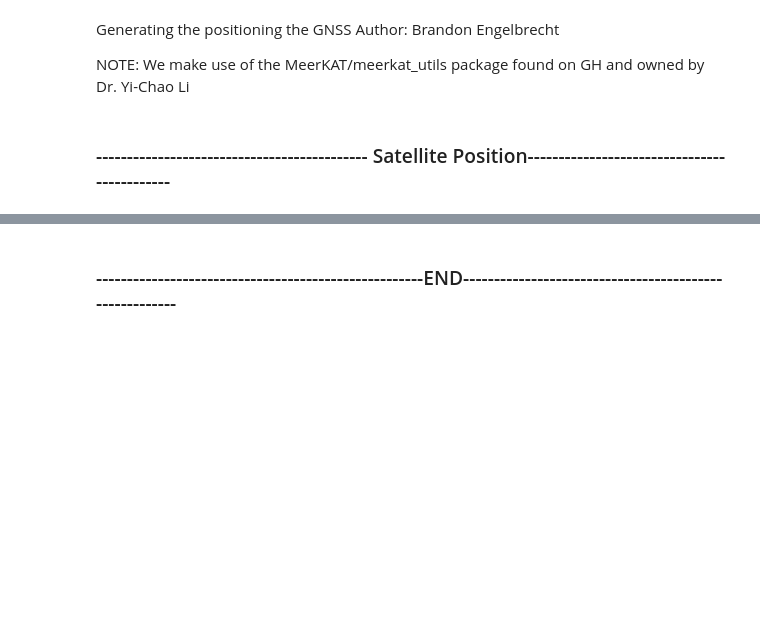
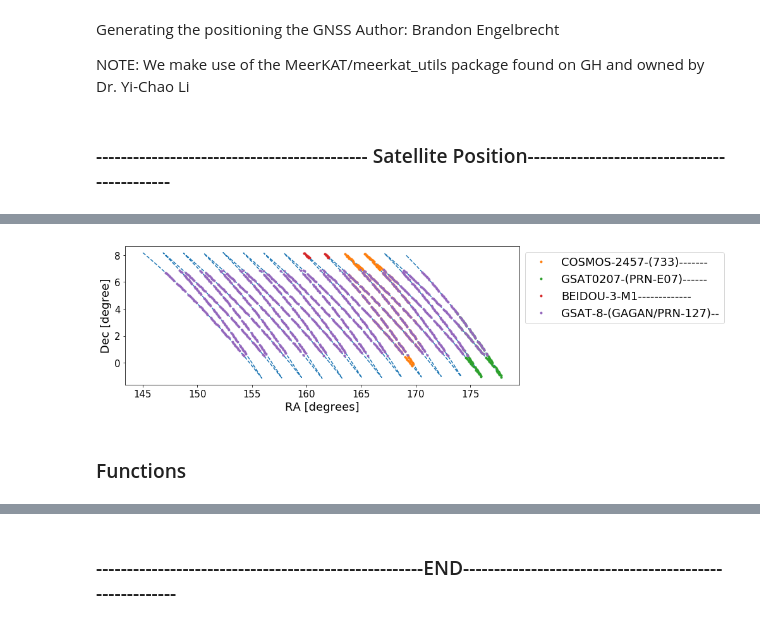
Before and after one commit to vitoria-ab/satellite_RFI-mine, a Jupyter notebook: Notebooks/Satellite_position/Satellite_position.ipynb, the cells around one changed output, grey strips where cells are left out. Cells and saved outputs as stored; diff of their text form; code cells hidden in the pictures; blank space fills up the shorter version.

```diff
--- a/Notebooks/Satellite_position/Satellite_position.ipynb
+++ b/Notebooks/Satellite_position/Satellite_position.ipynb
@@ -189,4 +50,0 @@ Plotting angualr seperation of satellites
-# %%
-for i in range(len(tsc.sats_type_remain)):
-    print "Satellite angles for: ", tsc.sats_type_remain[i]
-    satellite_angle[i] = satellite_angle[i].T
@@ -477,0 +233,22 @@ end @ Tue Mar  1 15:29:14 2022#
+# %%
+sat_below_coords_idx = [np.ma.where(sat_below_coords[i] < 5)[0] for i in range(len(sat_below_coords))]
+# %%
+ra_m = pm.nd_s0_coords2[0]
+ra_dec = pm.nd_s0_coords2[1]
+
+fig, axs = plt.subplots(figsize=(14,4))
+ax=axs
+ax.plot(ra_m, ra_dec, '--')
+
+for posi, pos_el in enumerate(sat_below_coords_idx):
+    ax.plot(ra_m[pos_el], ra_dec[pos_el], '.', label=sat_below_name[posi])
+
+
+ax.set_xlabel('RA [degrees]')
+ax.set_ylabel(r'Dec [degree]')
+ax.legend(frameon=True, loc='best', ncol=1,  bbox_to_anchor=(1, 1.))
+
+
+fig.tight_layout()
+# %% [output]
+[figure, added]
@@ -477,0 +308,2 @@ end @ Tue Mar  1 15:29:14 2022#
+# %% [markdown]
+### Functions
```
Also changed, not shown: parts of 58 cells of this notebook, 1 other file.
